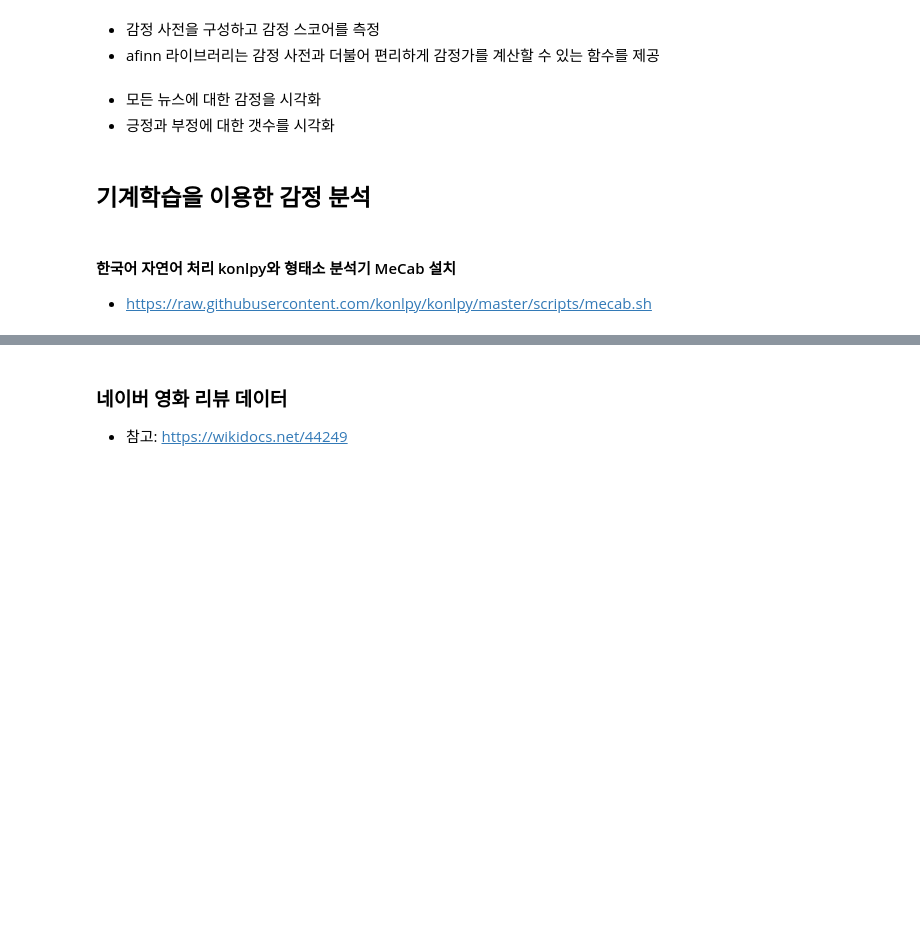
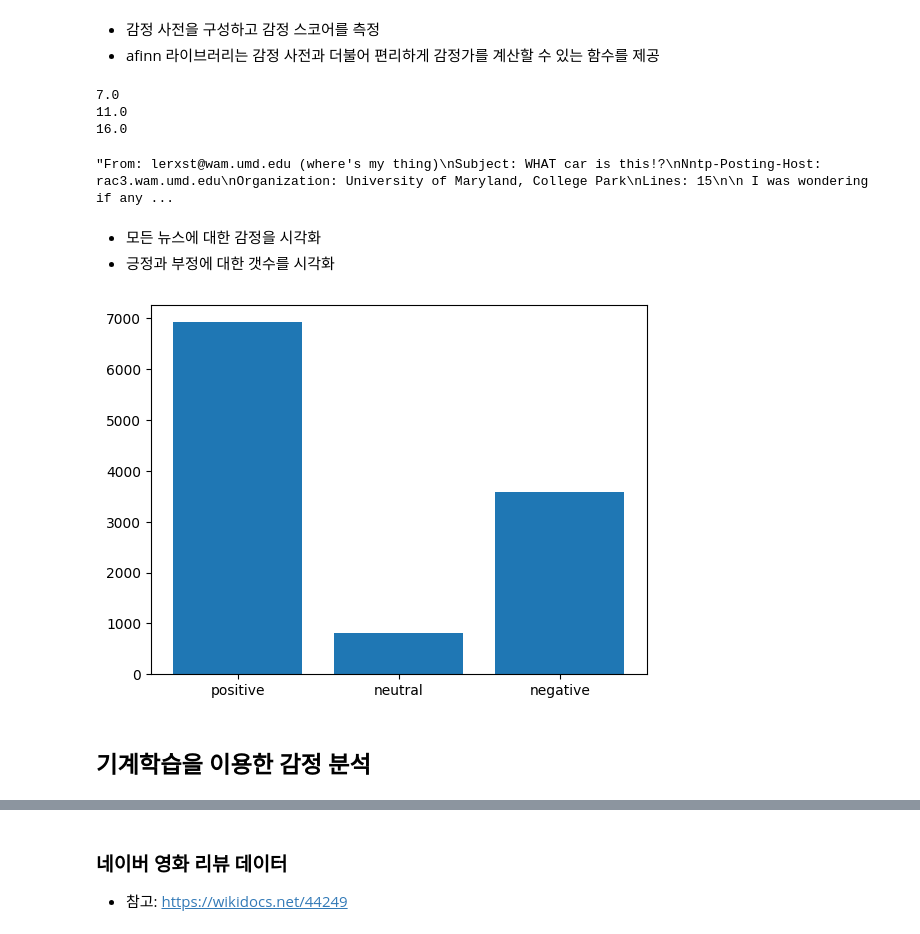
Before and after one commit to jo-cho/nlp_study, a Jupyter notebook: 1_NLP_SUANLAB/_10_감정_분석(Sentiment_Analysis).ipynb, the cells around one changed output, grey strips where cells are left out. Saved outputs shown, nothing was run; the diff lists cells and outputs as text; code cells hidden in the pictures; blank space fills up the shorter version.

```diff
--- a/1_NLP_SUANLAB/_10_감정_분석(Sentiment_Analysis).ipynb
+++ b/1_NLP_SUANLAB/_10_감정_분석(Sentiment_Analysis).ipynb
@@ -35,0 +53,5 @@
+# %%
+from sklearn.datasets import fetch_20newsgroups
+
+newsdata = fetch_20newsgroups(subset='train')
+newsdata.data[0]
@@ -38,12 +62,43 @@
 # %% [markdown]
 *   감정 사전을 구성하고 감정 스코어를 측정
 *   afinn 라이브러리는 감정 사전과 더불어 편리하게 감정가를 계산할 수 있는 함수를 제공
+# %%
+from afinn import Afinn
+
+afinn = Afinn()     #감정사전 구성
+for i in range(3):
+    print(afinn.score(newsdata.data[i]))    #뉴스별 감정점수
+# %% [output]
+7.0
+11.0
+16.0
+# %%
+newsdata.data[0]
+# %% [output]
+"From: lerxst@wam.umd.edu (where's my thing)\nSubject: WHAT car is this!?\nNntp-Posting-Host: rac3.wam.umd.edu\nOrganization: University of Maryland, College Park\nLines: 15\n\n I was wondering if any ...
 # %% [markdown]
 *   모든 뉴스에 대한 감정을 시각화
 *   긍정과 부정에 대한 갯수를 시각화
+# %%
+
+
+#긍정/중립/부정 개수 시각화
+positive = 0
+neutral = 0
+negative = 0
+
+for i in newsdata.data:
+    score = afinn.score(i)
+    if score > 0:
+        positive += 1
+    elif score == 0:
+        neutral += 1
+    else :
+        negative += 1
+
+plt.bar(np.arange(3), [positive, neutral, negative])
+plt.xticks(np.arange(3), ['positive', 'neutral', 'negative']);
+# %% [output]
+[figure, added]
 # %% [markdown]
 ## 기계학습을 이용한 감정 분석
-# %% [markdown]
-#### 한국어 자연어 처리 konlpy와 형태소 분석기 MeCab 설치
-
-* https://raw.githubusercontent.com/konlpy/konlpy/master/scripts/mecab.sh
```
Also changed, not shown: parts of 56 cells of this notebook.
